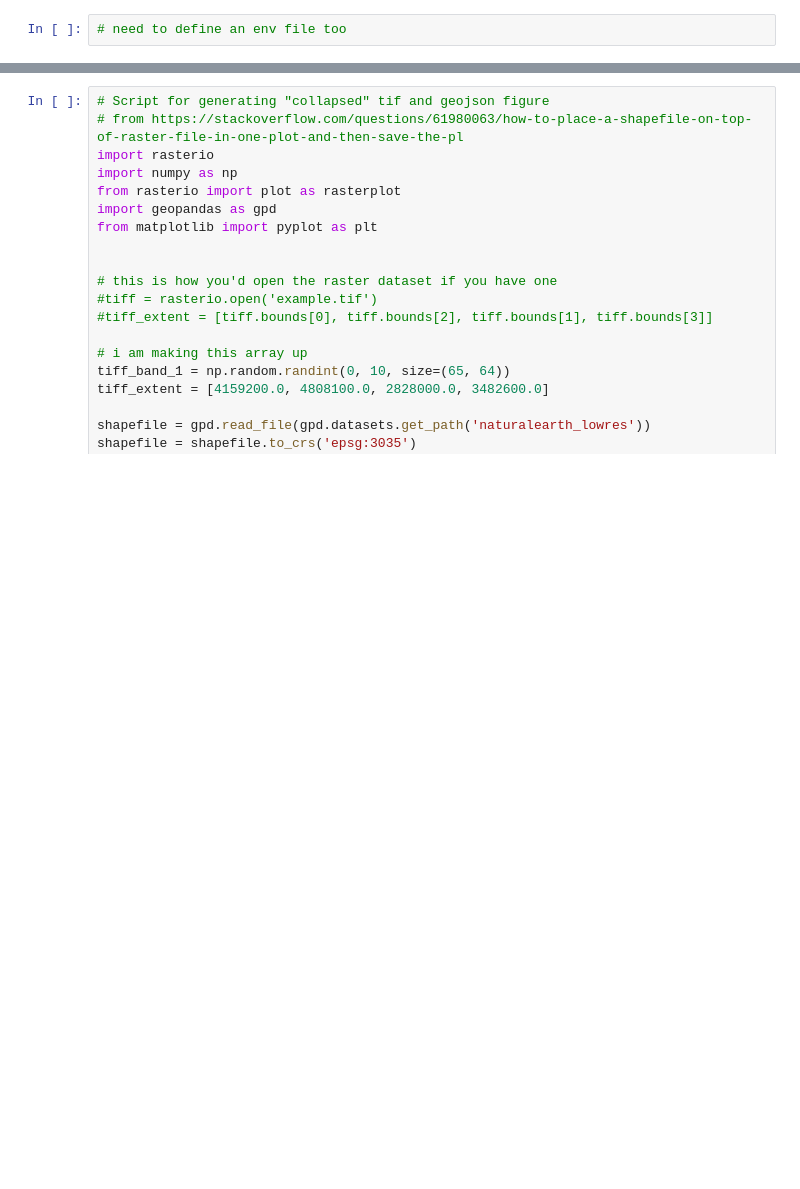
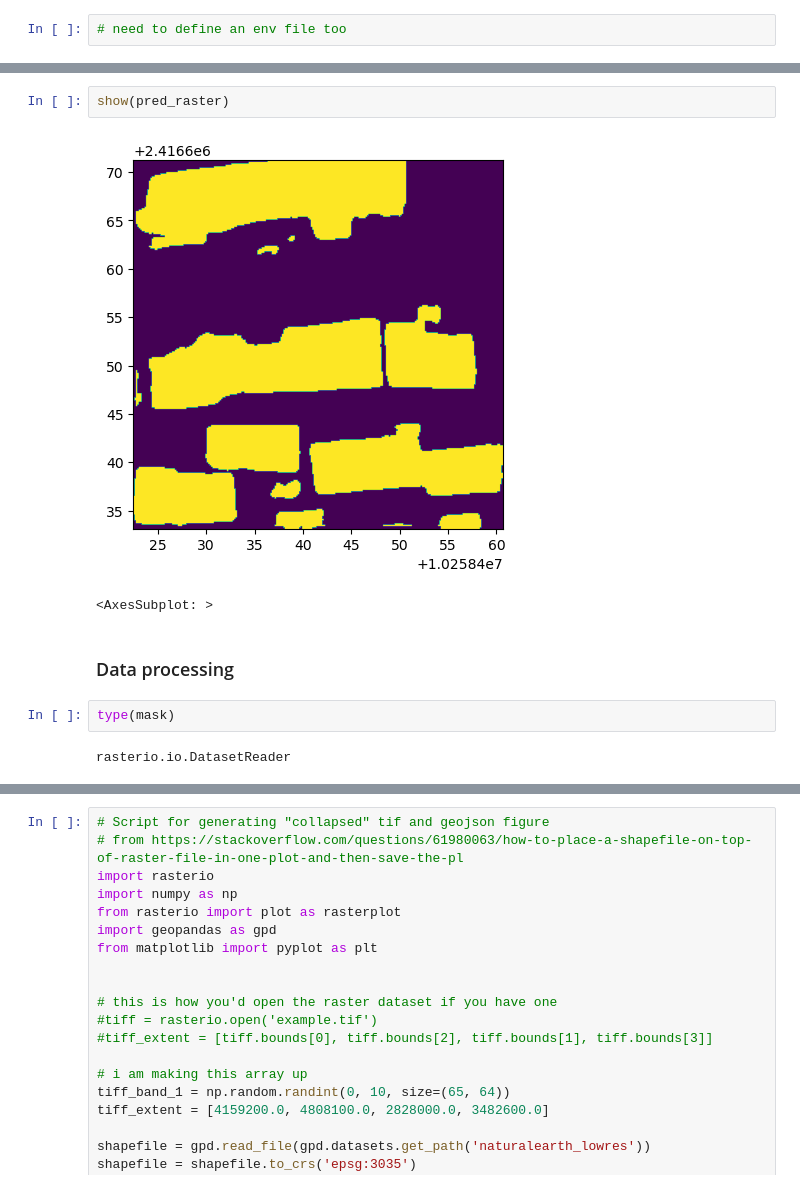
Before and after one commit to ciupava/maptcha_dev, a Jupyter notebook: notebooks/images_processing.ipynb, the cells around one changed output, grey strips where cells are left out. Drawn from its saved outputs; the diff is of its cells as text; blank space fills up the shorter version.

```diff
--- a/notebooks/images_processing.ipynb
+++ b/notebooks/images_processing.ipynb
@@ -34,0 +99,11 @@ I see how the labels could help in this, but it seems still less tedious and tim
+# %%
+show(pred_raster)
+# %% [output]
+[figure, added]
+<AxesSubplot: >
+# %% [markdown]
+### Data processing
+# %%
+type(mask)
+# %% [output]
+rasterio.io.DatasetReader
```
Also changed, not shown: parts of 23 cells of this notebook, 1 other file.
